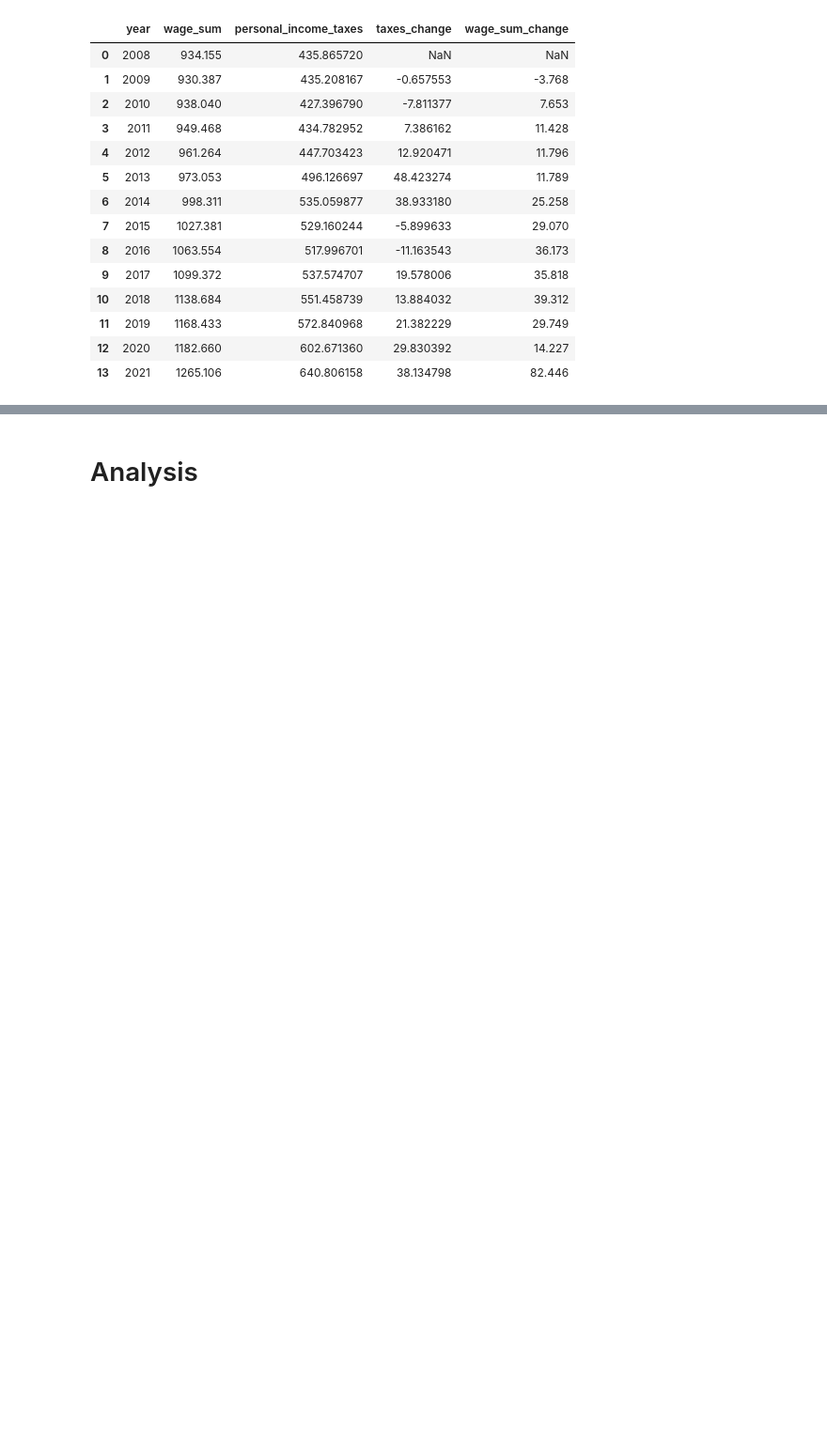
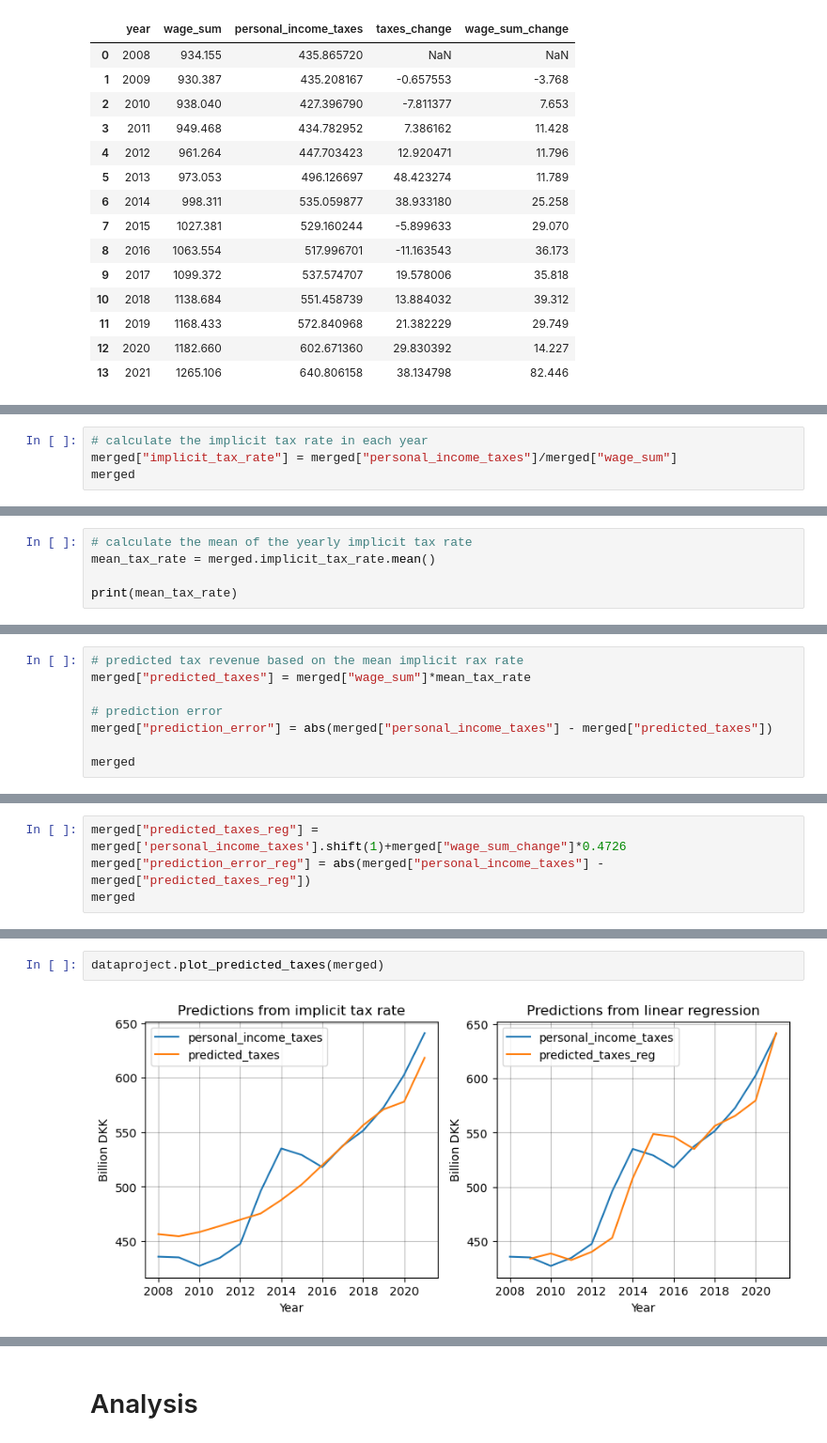
Before and after one commit to NumEconCopenhagen/projects-2023-andreas, a Jupyter notebook: dataproject/dataproject.ipynb, the cells around one changed output, grey strips where cells are left out. Shown at 94% size. Drawn from its saved outputs; the diff is of its cells as text; blank space fills up the shorter version.

```diff
--- a/dataproject/dataproject.ipynb
+++ b/dataproject/dataproject.ipynb
@@ -188,0 +145,4 @@ Make sure that your resulting data sets have the correct number of rows and colu
+# %%
+# calculate the implicit tax rate in each year
+merged["implicit_tax_rate"] = merged["personal_income_taxes"]/merged["wage_sum"]
+merged
@@ -188,0 +165,5 @@ Make sure that your resulting data sets have the correct number of rows and colu
+# %%
+# calculate the mean of the yearly implicit tax rate
+mean_tax_rate = merged.implicit_tax_rate.mean()
+
+print(mean_tax_rate)
@@ -188,0 +174,8 @@ Make sure that your resulting data sets have the correct number of rows and colu
+# %%
+# predicted tax revenue based on the mean implicit rax rate
+merged["predicted_taxes"] = merged["wage_sum"]*mean_tax_rate
+
+# prediction error
+merged["prediction_error"] = abs(merged["personal_income_taxes"] - merged["predicted_taxes"])
+
+merged
@@ -188,0 +212,4 @@ Make sure that your resulting data sets have the correct number of rows and colu
+# %%
+merged["predicted_taxes_reg"] = merged['personal_income_taxes'].shift(1)+merged["wage_sum_change"]*0.4726
+merged["prediction_error_reg"] = abs(merged["personal_income_taxes"] - merged["predicted_taxes_reg"])
+merged
@@ -188,0 +232,4 @@ Make sure that your resulting data sets have the correct number of rows and colu
+# %%
+dataproject.plot_predicted_taxes(merged)
+# %% [output]
+[figure, added]
```
Also changed, not shown: parts of 26 cells of this notebook, 1 other file.
